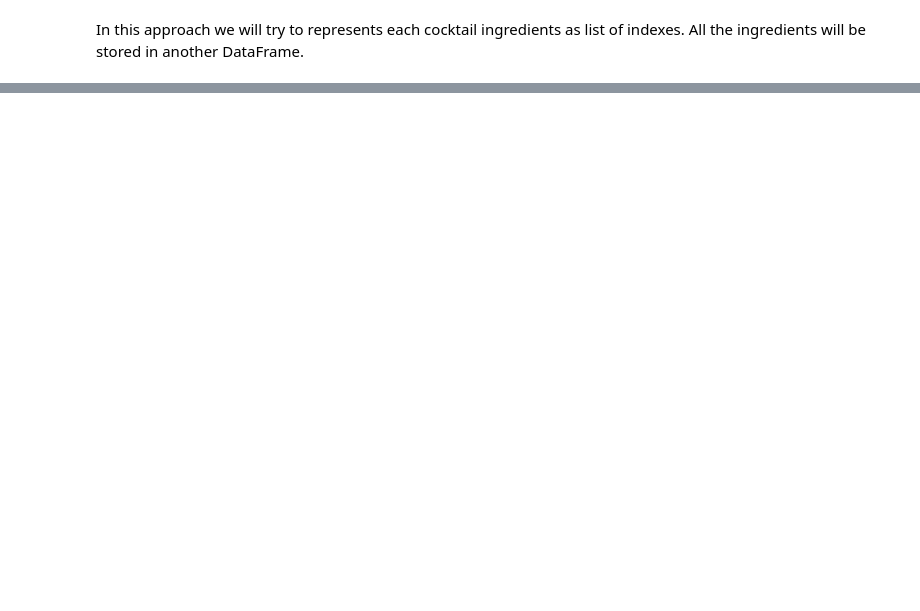
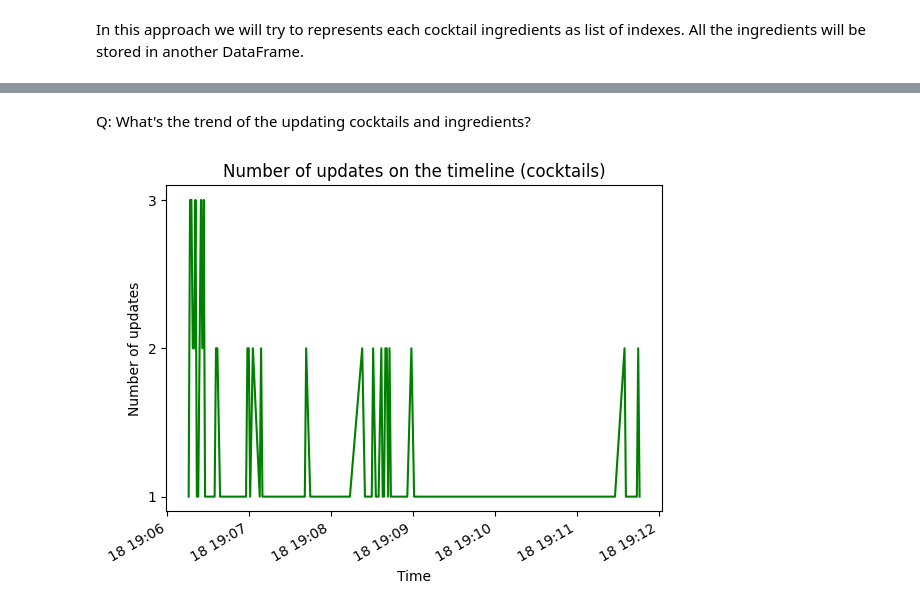
Before and after one commit to Macsok/Exploratory-Data-Analysis, a Jupyter notebook: EDA analyses/interpretation_of_whole_dataset.ipynb, the cells around one changed output, grey strips where cells are left out. Drawn from its saved outputs; the diff is of its cells as text; code cells hidden in the pictures; blank space fills up the shorter version.

```diff
--- a/EDA analyses/interpretation_of_whole_dataset.ipynb
+++ b/EDA analyses/interpretation_of_whole_dataset.ipynb
@@ -22,0 +43,3 @@ ingredients, df['ingredientsID'] = own_scripts.unpack_and_assign_id(df['ingredie
+# %%
+df = df.drop(columns = ['imageUrl', 'ingredients', 'tags', 'alcoholic'])
+ingredients = ingredients.drop(columns = ['imageUrl', 'measure'])
@@ -22,0 +55,9 @@ ingredients, df['ingredientsID'] = own_scripts.unpack_and_assign_id(df['ingredie
+# %%
+for header in ['percentage']:
+    ingredients[header] = ingredients[header].apply(lambda a: 0 if pd.isna(a) else a)
+
+df['createdAt'] = pd.to_datetime(df['createdAt'])
+df['updatedAt'] = pd.to_datetime(df['updatedAt'])
+
+ingredients['createdAt'] = pd.to_datetime(ingredients['createdAt'])
+ingredients['updatedAt'] = pd.to_datetime(ingredients['updatedAt'])
@@ -23 +73,4 @@ ingredients, df['ingredientsID'] = own_scripts.unpack_and_assign_id(df['ingredie
+# %%
+df['instructions'] = df['instructions'].apply(lambda a: len(a))
+df.rename(columns={'instructions': 'instructionLength'}, inplace=True)
 # %%
@@ -31,0 +100,11 @@ df.head()
+# %% [markdown]
+Q: What's the trend of the updating cocktails and ingredients?
+# %%
+ax = df['updatedAt'].value_counts().plot(title='', color='green')
+ax.set_title('Number of updates on the timeline (cocktails)')
+ax.set_xlabel('Time')
+ax.set_ylabel('Number of updates')
+ax.set_yticks([1, 2, 3])
+plt.show()
+# %% [output]
+[figure, added]
```
Also changed, not shown: parts of 16 cells of this notebook.
